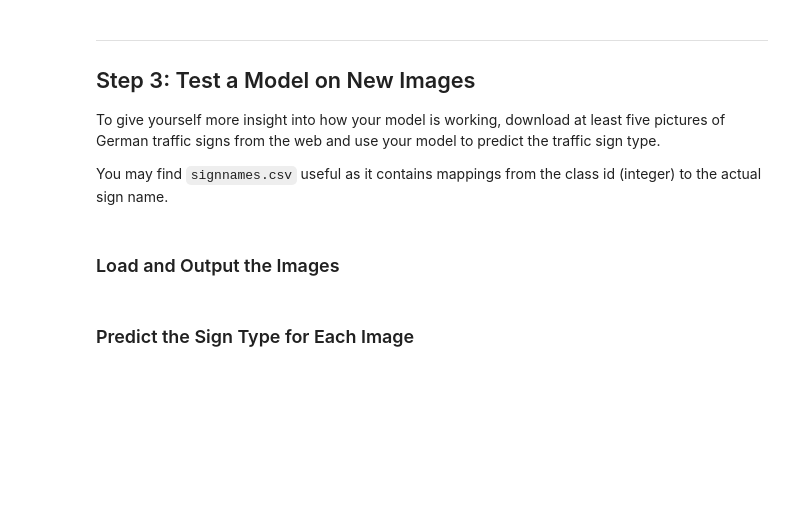
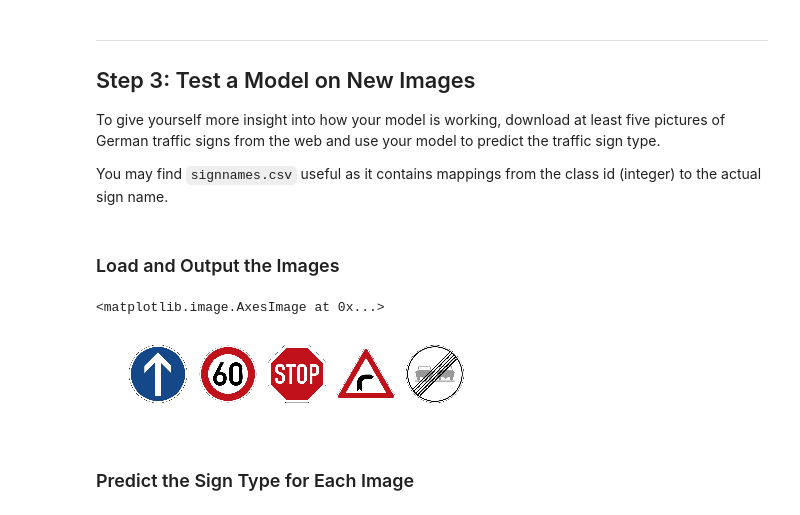
Before and after one commit to carsor007/CarND-Traffic-Sign-Classifier, a Jupyter notebook: Traffic_Sign_Classifier.ipynb, the cells around one changed output. Drawn from its saved outputs; the diff is of its cells as text; code cells hidden in the pictures; blank space fills up the shorter version.

```diff
--- a/Traffic_Sign_Classifier.ipynb
+++ b/Traffic_Sign_Classifier.ipynb
@@ -333,3 +319,34 @@ You may find `signnames.csv` useful as it contains mappings from the class id (i
+# %%
+### Load the images and plot them here.
+### Feel free to use as many code cells as needed.
+import matplotlib.image as mpimg
+%matplotlib inline
+
+ahead_only = mpimg.imread('./new_traffic_signs/ahead_only.png')
+speed_limit_60 = mpimg.imread('./new_traffic_signs/speed_limit_60.png')
+stop = mpimg.imread('./new_traffic_signs/stop.png')
+dangerous_curve_right = mpimg.imread('./new_traffic_signs/dangerous_curve_right.png')
+end_of_no_passing = mpimg.imread('./new_traffic_signs/end_of_no_passing.png')
+
+fig = plt.figure()
+fig.add_subplot(1, 5, 1)
+plt.axis("off")
+plt.imshow(ahead_only)
+fig.add_subplot(1, 5, 2)
+plt.axis("off")
+plt.imshow(speed_limit_60)
+fig.add_subplot(1, 5, 3)
+plt.axis("off")
+plt.imshow(stop)
+fig.add_subplot(1, 5, 4)
+plt.axis("off")
+plt.imshow(dangerous_curve_right)
+fig.add_subplot(1, 5, 5)
+plt.axis("off")
+plt.imshow(end_of_no_passing)
+# %% [output]
+<matplotlib.image.AxesImage at 0x...>
+[figure, added]
 # %% [markdown]
 ### Predict the Sign Type for Each Image
 # %%
```
Also changed, not shown: parts of 14 cells of this notebook, 9 other files.
